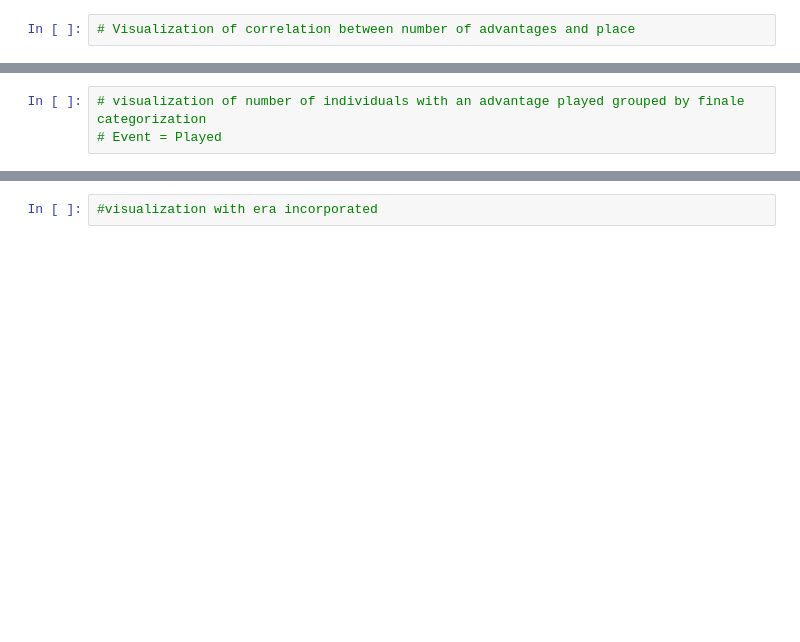
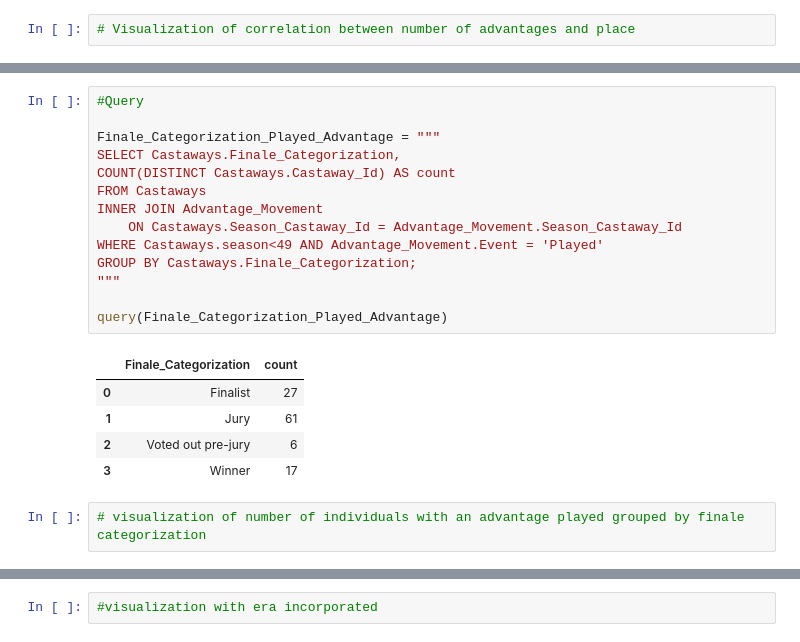
Before and after one commit to akerdolff/Survivor, a Jupyter notebook: Survivor_Analysis.ipynb, the cells around one changed output, grey strips where cells are left out. Cells and saved outputs as stored; diff of their text form; blank space fills up the shorter version.

```diff
--- a/Survivor_Analysis.ipynb
+++ b/Survivor_Analysis.ipynb
@@ -27,3 +185,22 @@ pd.read_csv("advantage_movement_clean.csv").to_sql("Advantage_Movement", conn, i
+# %%
+#Query
+
+Finale_Categorization_Played_Advantage = """
+SELECT Castaways.Finale_Categorization,
+COUNT(DISTINCT Castaways.Castaway_Id) AS count
+FROM Castaways
+INNER JOIN Advantage_Movement
+    ON Castaways.Season_Castaway_Id = Advantage_Movement.Season_Castaway_Id
+WHERE Castaways.season<49 AND Advantage_Movement.Event = 'Played'
+GROUP BY Castaways.Finale_Categorization;
+"""
+
+query(Finale_Categorization_Played_Advantage)
+# %% [output]
+|  | Finale_Categorization | count |
+| 0 | Finalist | 27 |
+| 1 | Jury | 61 |
+| 2 | Voted out pre-jury | 6 |
+| 3 | Winner | 17 |
 # %%
 # visualization of number of individuals with an advantage played grouped by finale categorization
-# Event = Played
```
Also changed, not shown: parts of 14 cells of this notebook, 6 other files.
